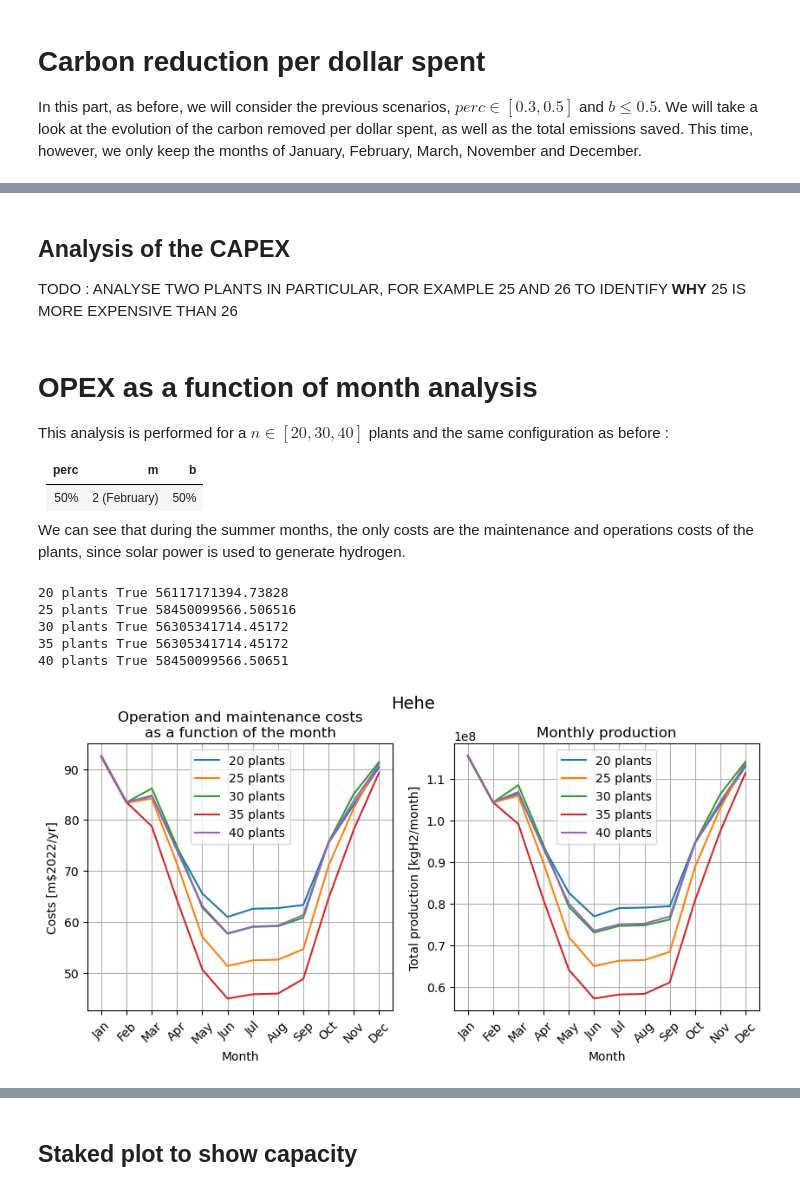
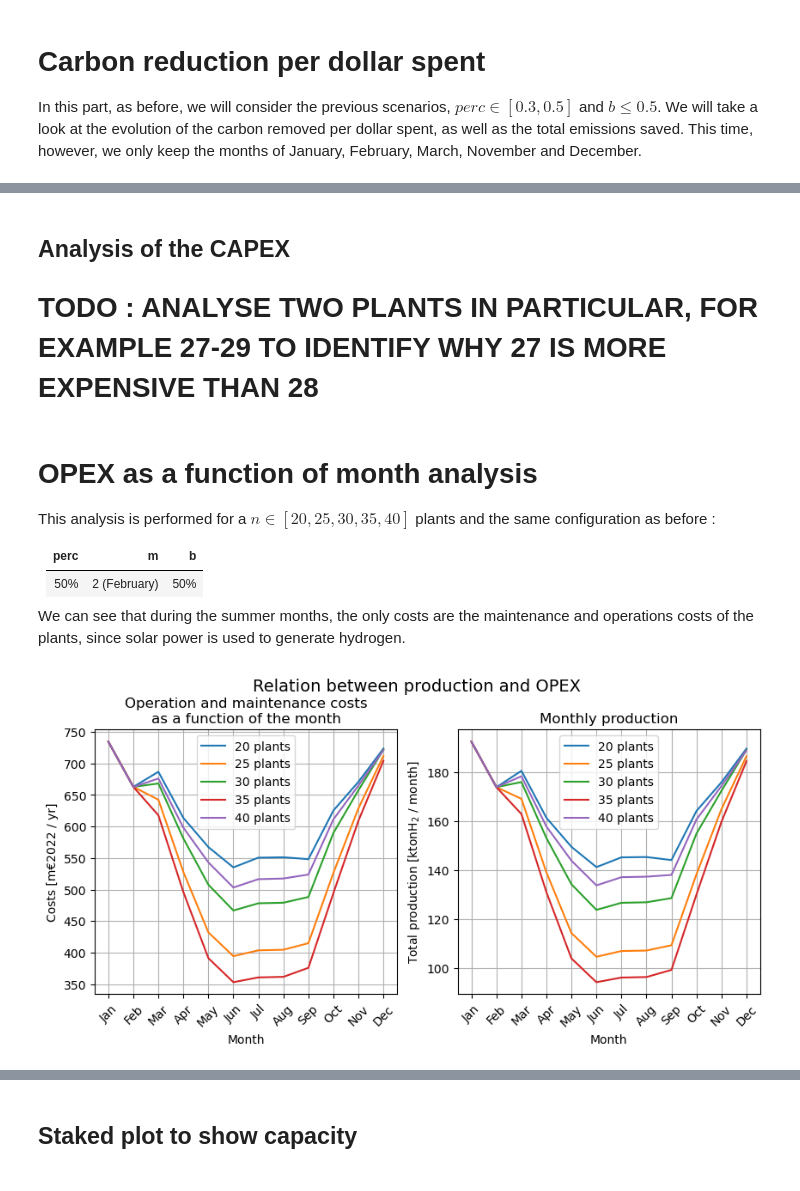
Before and after one commit to DerSpanischGamer/GermanHydrogen, a Jupyter notebook: disaggregator-master/15_Results_analysis.ipynb, the cells around one changed output, grey strips where cells are left out. Cells and saved outputs as stored; diff of their text form; code cells hidden in the pictures.

```diff
--- a/disaggregator-master/15_Results_analysis.ipynb
+++ b/disaggregator-master/15_Results_analysis.ipynb
@@ -928,7 +826,7 @@ marker_dict = {val: markers[i] for i, val in enumerate(b_values)}
 
 for index_n, n in enumerate(clusters):
     currentCase = df_plants[(df_plants['n'] == n) &
-                            (df_plants["perc"] == 0.5)]
+                            (df_plants["perc"] == 0.4)]
 
     # ----------------- IMPORT THE VALUES NEEDED -----------------
 
@@ -937,7 +835,8 @@ for index_n, n in enumerate(clusters):
 
     totCAPEX = currentCase["CAPEX"].values
     totOPEX  = currentCase["OPEX"].values
-    TOTEX    = [(sum(totCAPEX[i]) + sum(totOPEX[i])) / 1e6 for i in range(len(totCAPEX))]
+
+    TOTEX    = USD2EUR([(sum(totCAPEX[i]) + sum(totOPEX[i])) / 1e6 for i in range(len(totCAPEX))])
 
     # ----------------- COMPRESS THE MONTHLY PRODUCTION INTO A SINGLE ARRAY -----------------
 
@@ -979,9 +878,9 @@ for i, t in enumerate(months): # Colors
 # ----------------- TITLES -----------------
 
 plt.suptitle("Demand as a function of the total cost", y=1.0, fontsize=14)
-plt.title('For a fixed minimum threshold of 50% of each month\nfor 20, 30 and 40 plants', fontsize=10)
+plt.title('For a fixed minimum threshold of 40% of each month\nfor 20, 30 and 40 plants', fontsize=10)
 
-plt.xlabel("Total cost [m$2022/yr]")
+plt.xlabel("Total cost [m€2022 / yr]")
 plt.ylabel("Percentage of demand met with respect\nto a demand of its corresponding blending percentage [%]")
 
 # ----------------- PLOT AGAIN -----------------
@@ -1019,7 +918,7 @@ for index_n, n in enumerate(clusters):
 
     totCAPEX = currentCase["CAPEX"].values
     totOPEX  = currentCase["OPEX"].values
-    TOTEX    = [(sum(totCAPEX[i]) + sum(totOPEX[i])) for i in range(len(totCAPEX))]
+    TOTEX    = USD2EUR([(sum(totCAPEX[i]) + sum(totOPEX[i])) for i in range(len(totCAPEX))])
 
     # ----------------- COMPRESS THE MONTHLY PRODUCTION INTO A SINGLE ARRAY -----------------
 
@@ -1053,7 +952,7 @@ plt.suptitle("Cost of hydrogen as a function of the relative demand met", y=1.01
 plt.title('For a fixed minimum threshold of 50% of each month\nblending inferior to 50% and every month', fontsize=10)
 
 plt.xlabel("Relative demand met with respect to the hydrogen blending percentage [%]")
-plt.ylabel("Cost of hydrogen [$/kgH2]")
+plt.ylabel("Cost of hydrogen [€ / kgH$_2$]")
 
 # ----------------- CUSTOM LEGEND -----------------
 handles = []
@@ -1099,7 +998,7 @@ for index_n, n in enumerate(clusters):
 
     totCAPEX = currentCase["CAPEX"].values
     totOPEX  = currentCase["OPEX"].values
-    TOTEX    = [(sum(totCAPEX[i]) + sum(totOPEX[i])) for i in range(len(totCAPEX))]
+    TOTEX    = USD2EUR([(sum(totCAPEX[i]) + sum(totOPEX[i])) for i in range(len(totCAPEX))])
 
     # ----------------- COMPRESS THE MONTHLY PRODUCTION INTO A SINGLE ARRAY -----------------
 
@@ -1133,7 +1032,7 @@ plt.suptitle("Cost of hydrogen as a function of the relative demand met", y=1.01
 plt.title('For a fixed minimum threshold of 30% of each month\nblending inferior to 50% and every month', fontsize=10)
 
 plt.xlabel("Relative demand met with respect to the hydrogen blending percentage [%]")
-plt.ylabel("Cost of hydrogen [$/kgH2]")
+plt.ylabel("Cost of hydrogen [€ / kgH$_2$]")
 
 # ----------------- CUSTOM LEGEND -----------------
 handles = []
@@ -1184,7 +1083,7 @@ for index_n, n in enumerate(clusters):
 
     totCAPEX = currentCase["CAPEX"].values
     totOPEX  = currentCase["OPEX"].values
-    TOTEX    = [(sum(totCAPEX[i]) + sum(totOPEX[i])) / 1e6 for i in range(len(totCAPEX))]
+    TOTEX    = USD2EUR([(sum(totCAPEX[i]) + sum(totOPEX[i])) / 1e6 for i in range(len(totCAPEX))])
 
     # ----------------- COMPRESS THE MONTHLY PRODUCTION INTO A SINGLE ARRAY -----------------
 
@@ -1212,8 +1111,8 @@ for index_n, n in enumerate(clusters):
 plt.suptitle("Direct carbon reduction by replacement with hydrogen per dollar spent", y=1, fontsize=14)
 plt.title('For a minimum threshold of 50%, selected months and blending below 50%', fontsize=10)
 
-plt.xlabel("Total cost [m$2022/yr]")
-plt.ylabel("CO2 emissions per dollar [kgCO2 / $ / yr]")
+plt.xlabel("Total cost [m€2022 / yr]")
+plt.ylabel("CO2 emissions per dollar [kgCO$_2$ / € / yr]")
 
 # ----------------- CUSTOM LEGEND -----------------
 handles = []
@@ -1261,7 +1160,7 @@ for index_n, n in enumerate(clusters):
 
     totCAPEX = currentCase["CAPEX"].values
     totOPEX  = currentCase["OPEX"].values
-    TOTEX    = [(sum(totCAPEX[i]) + sum(totOPEX[i])) / 1e6 for i in range(len(totCAPEX))]
+    TOTEX    = USD2EUR([(sum(totCAPEX[i]) + sum(totOPEX[i])) / 1e6 for i in range(len(totCAPEX))])
 
     # ----------------- COMPRESS THE MONTHLY PRODUCTION INTO A SINGLE ARRAY -----------------
 
@@ -1289,8 +1188,8 @@ for index_n, n in enumerate(clusters):
 plt.suptitle("Direct carbon reduction by replacement with hydrogen per dollar spent", y=1, fontsize=14)
 plt.title('For a minimum threshold of 30%, selected months and blending below 50%', fontsize=10)
 
-plt.xlabel("Total cost [m$2022/yr]")
-plt.ylabel("CO2 emissions per dollar [kgCO2 / $ / yr]")
+plt.xlabel("Total cost [m€2022 / yr]")
+plt.ylabel("CO2 emissions per dollar [kgCO$_2$ / € / yr]")
 
 # ----------------- CUSTOM LEGEND -----------------
 handles = []
@@ -1554,11 +1390,11 @@ plt.show()
 # %% [markdown]
 ## Analysis of the CAPEX
 
-TODO : ANALYSE TWO PLANTS IN PARTICULAR, FOR EXAMPLE 25 AND 26 TO IDENTIFY **WHY** 25 IS MORE EXPENSIVE THAN 26
+# TODO : ANALYSE TWO PLANTS IN PARTICULAR, FOR EXAMPLE 27-29 TO IDENTIFY **WHY** 27 IS MORE EXPENSIVE THAN 28
 # %% [markdown]
 # OPEX as a function of month analysis
 
-This analysis is performed for a $n \in [20, 30, 40]$ plants and the same configuration as before :
+This analysis is performed for a $n \in [20, 25, 30, 35, 40]$ plants and the same configuration as before :
 
 
 | **perc** |     **m**    | **b** |
@@ -1571,7 +1407,7 @@ fig, (ax1, ax2) = plt.subplots(1, 2, figsize=(10, 4))
 
 clusters = [20, 25, 30, 35, 40]
 for index_n, n in enumerate(clusters):
-    currentCase = df_plants[(df_plants["perc"] == 0.3) &
+    currentCase = df_plants[(df_plants["perc"] == 0.5) &
                             (df_plants['m'] == 1) &
                             (df_plants['b'] == 0.25)]
 
@@ -1581,14 +1417,12 @@ for index_n, n in enumerate(clusters):
 
     location = currentCase['locations'].values[0]
 
-    OPEX = currentCase['OPEX'].values[0]
-    CAPEX = currentCase['CAPEX'].values[0]
+    OPEX  = USD2EUR(currentCase['OPEX'].values[0])
+    CAPEX = USD2EUR(currentCase['CAPEX'].values[0])
 
     area = currentCase['Area'].values[0]
 
     servs = currentCase['servings'].values[0]
-    has, qnt = hasIndustry(servs)
-    print(f"{n} plants {has} {qnt}")
 
     # ----------------- COMPRESS THE PRODUCTION -----------------
 
@@ -1599,7 +1433,7 @@ for index_n, n in enumerate(clusters):
     prod_t = [0] * 12
     for i in range(n):
         for t in range(12):
-            prod_t[t] += production[i][t] * daysMonth[t]
+            prod_t[t] += production[i][t] * daysMonth[t] / 1e6
 
     # ----------------- FIND THE TOTAL OPEX -----------------
 
@@ -1612,40 +1446,35 @@ for index_n, n in enumerate(clusters):
 
     # ----------------- PLOT -----------------
 
     ax1.plot(OPEX_t_n, label=f"{n} plants")
     ax2.plot(prod_t, label=f"{n} plants")
 
 
-plt.suptitle("Hehe", y=1.02, fontsize=14)
+plt.suptitle("Relation between production and OPEX", y=1.03, fontsize=14)
 
 # ----------------- TITLES LEFT -----------------
 
 ax1.set_title("Operation and maintenance costs\nas a function of the month")
 
 ax1.set_xlabel("Month")
-ax1.set_ylabel("Costs [m$2022/yr]")
+ax1.set_ylabel("Costs [m€2022 / yr]")
 
 ax1.set_xticks(range(12), months, rotation=45)
 
 ax1.legend()
 ax1.grid()
 
 # ----------------- TITLES RIGHT -----------------
 
 ax2.set_title("Monthly production")
 
 ax2.set_xlabel("Month")
-ax2.set_ylabel("Total production [kgH2/month]")
+ax2.set_ylabel("Total production [ktonH$_2$ / month]")
 
 ax2.set_xticks(range(12), months, rotation=45)
 
 ax2.legend()
 ax2.grid()
 # %% [output]
-20 plants True 56117171394.73828
-25 plants True 58450099566.506516
-30 plants True 56305341714.45172
-35 plants True 56305341714.45172
-40 plants True 58450099566.50651
-[figure, old version]
+[figure, new version]
 # %% [markdown]
```
Also changed, not shown: parts of 46 cells of this notebook.
